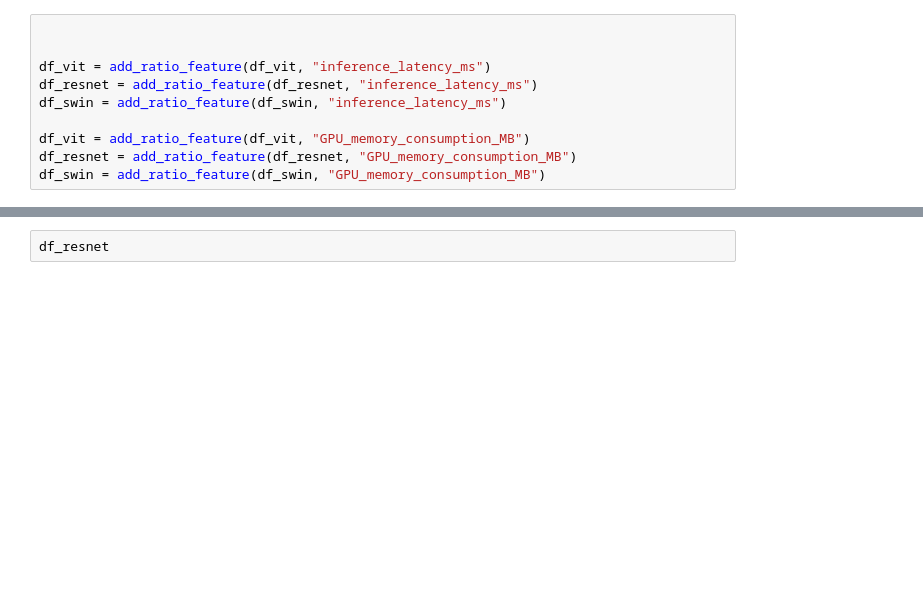
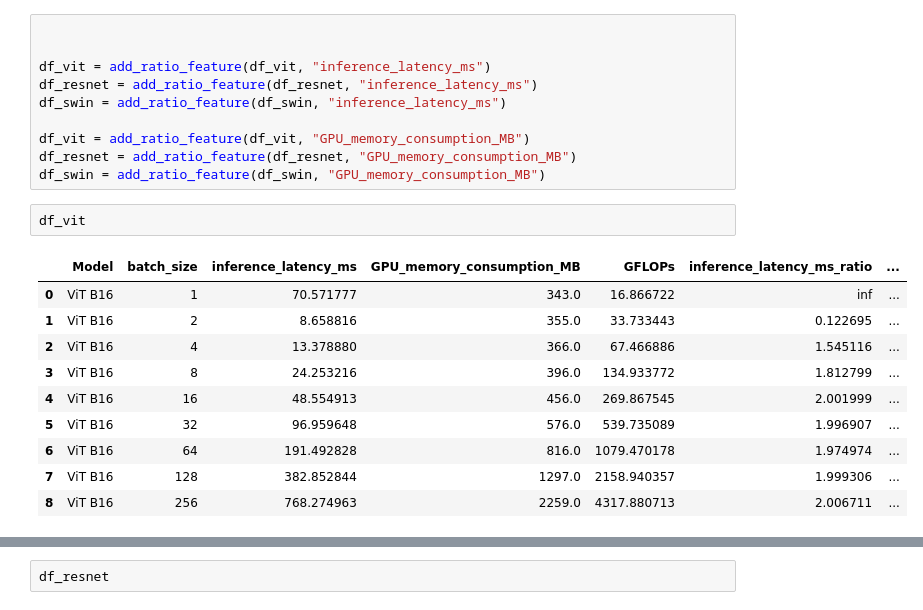
Before and after one commit to gufranSabri/LVM_Complexity_Analysis, a Jupyter notebook: src/analysis.ipynb, the cells around one changed output, grey strips where cells are left out. Cells and saved outputs as stored; diff of their text form; blank space fills up the shorter version.

```diff
--- a/src/analysis.ipynb
+++ b/src/analysis.ipynb
@@ -374,3 +382,16 @@ df_swin = add_ratio_feature(df_swin, "inference_latency_ms")
 df_vit = add_ratio_feature(df_vit, "GPU_memory_consumption_MB")
 df_resnet = add_ratio_feature(df_resnet, "GPU_memory_consumption_MB")
 df_swin = add_ratio_feature(df_swin, "GPU_memory_consumption_MB")
+# %%
+df_vit
+# %% [output]
+|  | Model | batch_size | inference_latency_ms | GPU_memory_consumption_MB | GFLOPs | inference_latency_ms_ratio | ... |
+| 0 | ViT B16 | 1 | 70.571777 | 343.0 | 16.866722 | inf | ... |
+| 1 | ViT B16 | 2 | 8.658816 | 355.0 | 33.733443 | 0.122695 | ... |
+| 2 | ViT B16 | 4 | 13.378880 | 366.0 | 67.466886 | 1.545116 | ... |
+| 3 | ViT B16 | 8 | 24.253216 | 396.0 | 134.933772 | 1.812799 | ... |
+| 4 | ViT B16 | 16 | 48.554913 | 456.0 | 269.867545 | 2.001999 | ... |
+| 5 | ViT B16 | 32 | 96.959648 | 576.0 | 539.735089 | 1.996907 | ... |
+| 6 | ViT B16 | 64 | 191.492828 | 816.0 | 1079.470178 | 1.974974 | ... |
+| 7 | ViT B16 | 128 | 382.852844 | 1297.0 | 2158.940357 | 1.999306 | ... |
+| 8 | ViT B16 | 256 | 768.274963 | 2259.0 | 4317.880713 | 2.006711 | ... |
```
Also changed, not shown: parts of 7 cells of this notebook, 10 other files.
